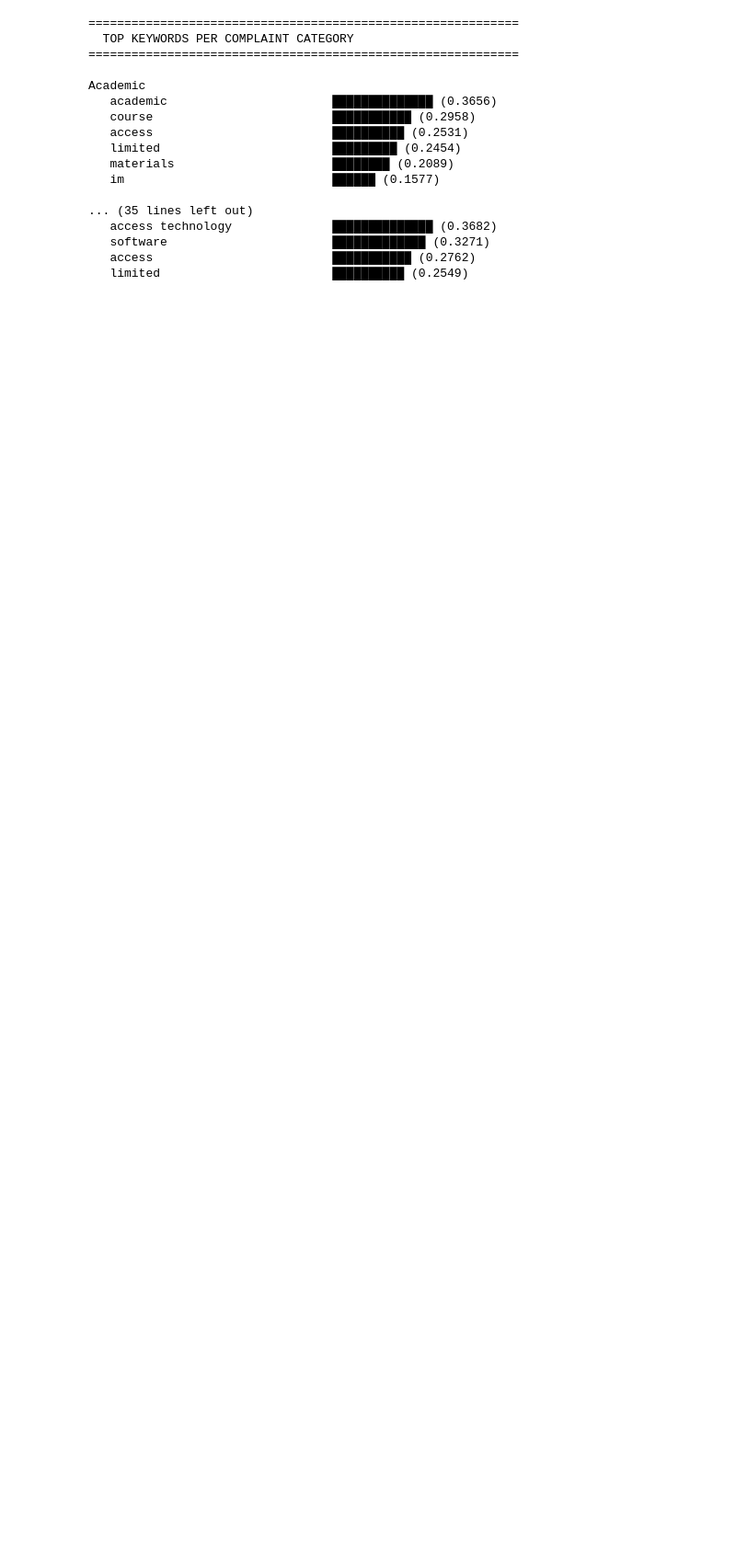
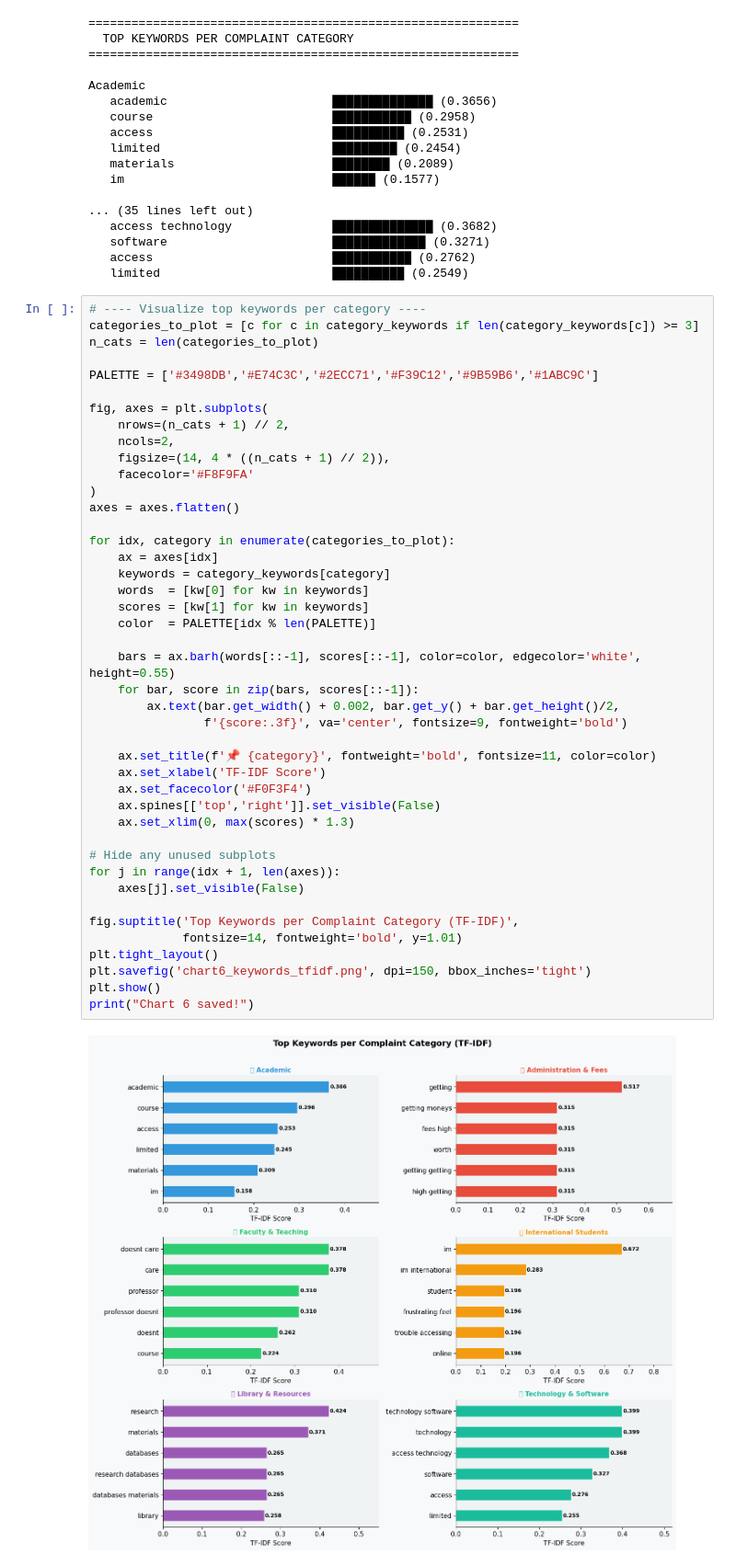
Before and after one commit to ItsArnavRathi/Smart-student-feedback-insight-system, a Jupyter notebook: Untitled3.ipynb, the cells around one changed output. Shown at 92% size. Drawn from its saved outputs; the diff is of its cells as text; blank space fills up the shorter version.

Commit message:
visualise top keywords

```diff
--- a/Untitled3.ipynb
+++ b/Untitled3.ipynb
@@ -538,3 +538,48 @@ Academic
    software                       █████████████ (0.3271)
    access                         ███████████ (0.2762)
    limited                        ██████████ (0.2549)
+# %%
+# ---- Visualize top keywords per category ----
+categories_to_plot = [c for c in category_keywords if len(category_keywords[c]) >= 3]
+n_cats = len(categories_to_plot)
+
+PALETTE = ['#3498DB','#E74C3C','#2ECC71','#F39C12','#9B59B6','#1ABC9C']
+
+fig, axes = plt.subplots(
+    nrows=(n_cats + 1) // 2,
+    ncols=2,
+    figsize=(14, 4 * ((n_cats + 1) // 2)),
+    facecolor='#F8F9FA'
+)
+axes = axes.flatten()
+
+for idx, category in enumerate(categories_to_plot):
+    ax = axes[idx]
+    keywords = category_keywords[category]
+    words  = [kw[0] for kw in keywords]
+    scores = [kw[1] for kw in keywords]
+    color  = PALETTE[idx % len(PALETTE)]
+
+    bars = ax.barh(words[::-1], scores[::-1], color=color, edgecolor='white', height=0.55)
+    for bar, score in zip(bars, scores[::-1]):
+        ax.text(bar.get_width() + 0.002, bar.get_y() + bar.get_height()/2,
+                f'{score:.3f}', va='center', fontsize=9, fontweight='bold')
+
+    ax.set_title(f'📌 {category}', fontweight='bold', fontsize=11, color=color)
+    ax.set_xlabel('TF-IDF Score')
+    ax.set_facecolor('#F0F3F4')
+    ax.spines[['top','right']].set_visible(False)
+    ax.set_xlim(0, max(scores) * 1.3)
+
+# Hide any unused subplots
+for j in range(idx + 1, len(axes)):
+    axes[j].set_visible(False)
+
+fig.suptitle('Top Keywords per Complaint Category (TF-IDF)',
+             fontsize=14, fontweight='bold', y=1.01)
+plt.tight_layout()
+plt.savefig('chart6_keywords_tfidf.png', dpi=150, bbox_inches='tight')
+plt.show()
+print("Chart 6 saved!")
+# %% [output]
+[figure, added]
```
Also changed, not shown: parts of 1 cell of this notebook.
